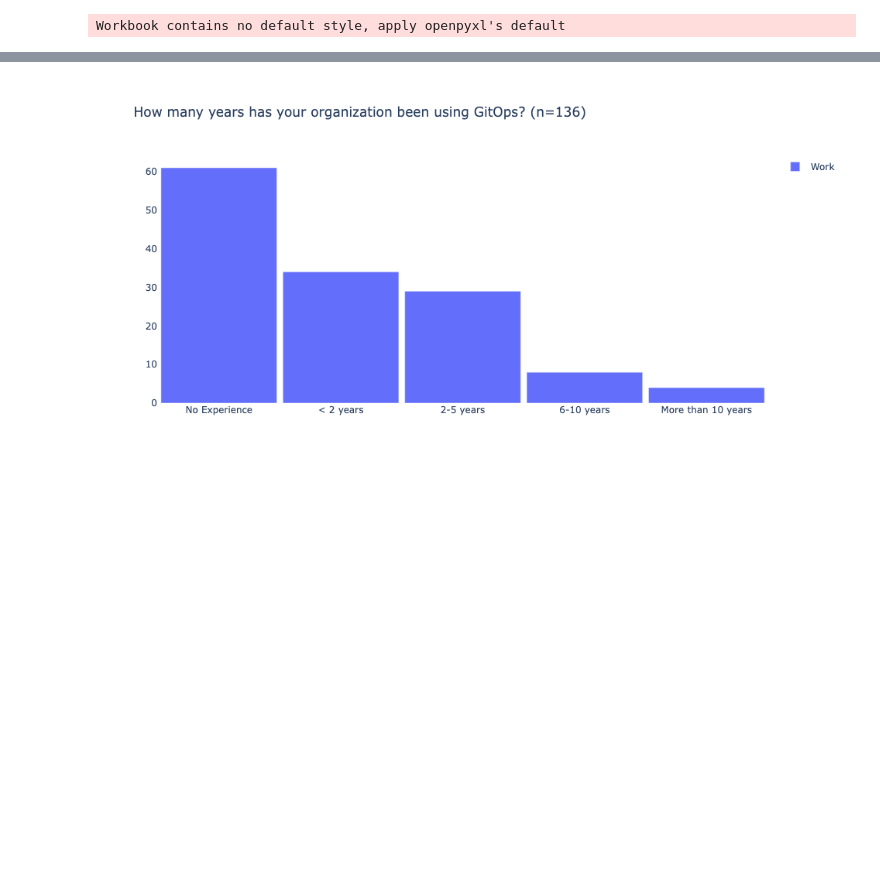
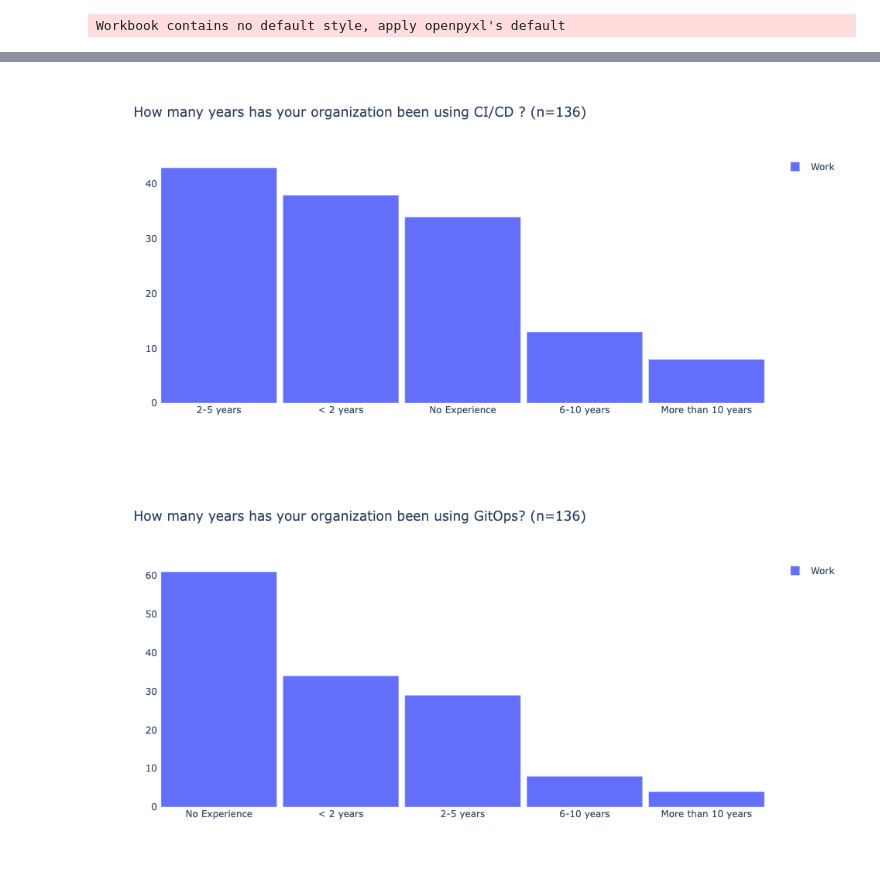
Before and after one commit to richsharples/tech-survey, a Jupyter notebook: survey2024.ipynb, the cells around one changed output, grey strips where cells are left out. Saved outputs shown, nothing was run; the diff lists cells and outputs as text; code cells hidden in the pictures; blank space fills up the shorter version.

```diff
--- a/survey2024.ipynb
+++ b/survey2024.ipynb
@@ -173,10 +175,10 @@ double_bar_chart("How many years has your organization been using container tech
 [interactive output not drawn]
 # %%
 #
-# Question 6 - How many years has your organization been using CI/CD ?
+# questions 6 - How many years has your organization been using CI/CD ?
 #
 
-double_bar_chart("How many years has your organization been using CI/CD ?",
+double_bar_chart(questions['Q6'],
                  "Work", work_df['Q6'].value_counts()[lambda x: x > 0],
                  "Home", home_df['Q6'].value_counts()[lambda x: x > 0])
 #
@@ -185,2 +186,3 @@ double_bar_chart("How many years has your organization been using CI/CD ?",
+[figure, added]
 # %%
 #
```
Also changed, not shown: parts of 12 cells of this notebook.
